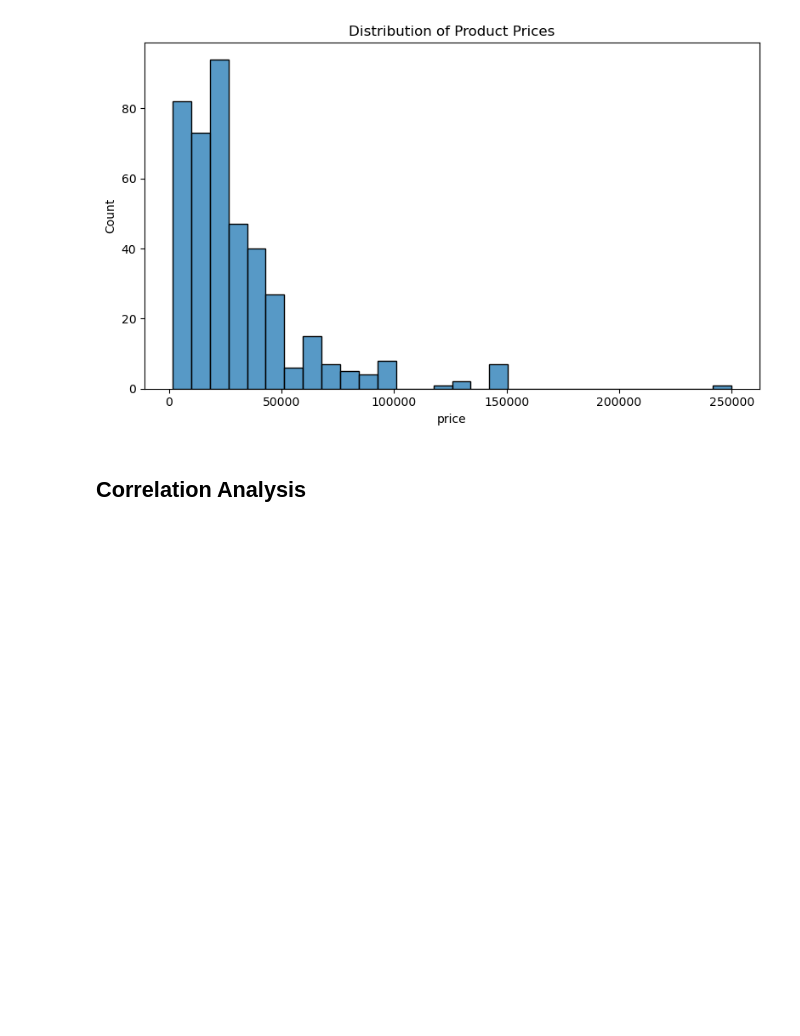
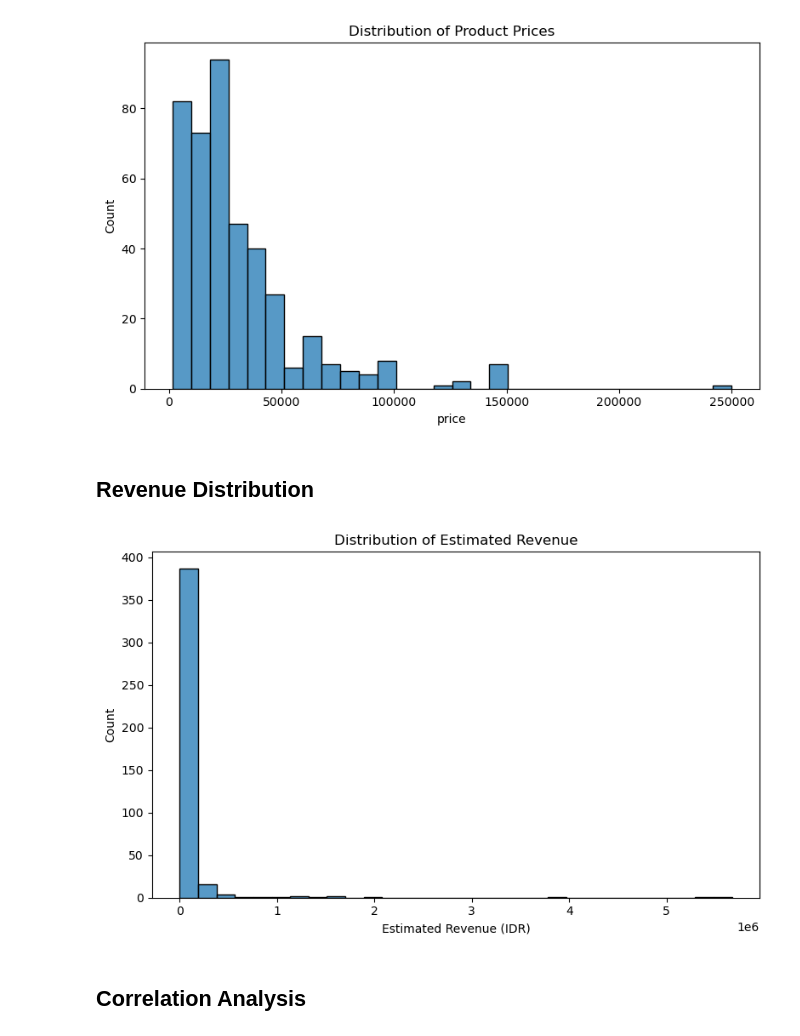
Before and after one commit to firilanjm/hoya_marketplace, a Jupyter notebook: notebooks/marketplace_analytics.ipynb, the cells around one changed output. Cells and saved outputs as stored; diff of their text form; code cells hidden in the pictures; blank space fills up the shorter version.

```diff
--- a/notebooks/marketplace_analytics.ipynb
+++ b/notebooks/marketplace_analytics.ipynb
@@ -357,6 +409,35 @@ plt.tight_layout()
 plt.show()
 # %% [output]
 [figure]
+# %% [markdown]
+## Revenue Distribution
+# %%
+plt.figure(figsize=(8,5))
+
+sns.histplot(
+    df["estimated_revenue"],
+    bins=30
+)
+
+plt.title(
+    "Distribution of Estimated Revenue"
+)
+
+plt.xlabel(
+    "Estimated Revenue (IDR)"
+)
+
+plt.tight_layout()
+
+plt.savefig(
+    "../results/figure/revenue_distribution.png",
+    dpi=300,
+    bbox_inches="tight"
+)
+
+plt.show()
+# %% [output]
+[figure, added]
 # %% [markdown]
 ## Correlation Analysis
 # %%
```
Also changed, not shown: parts of 5 cells of this notebook.
